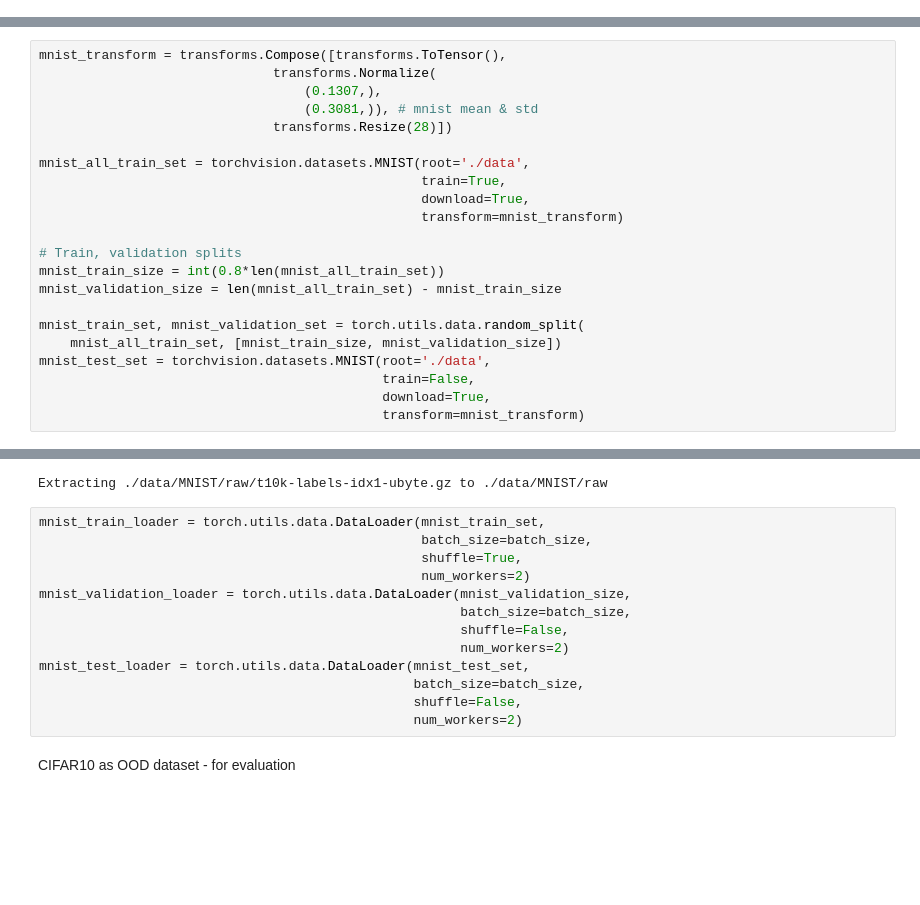
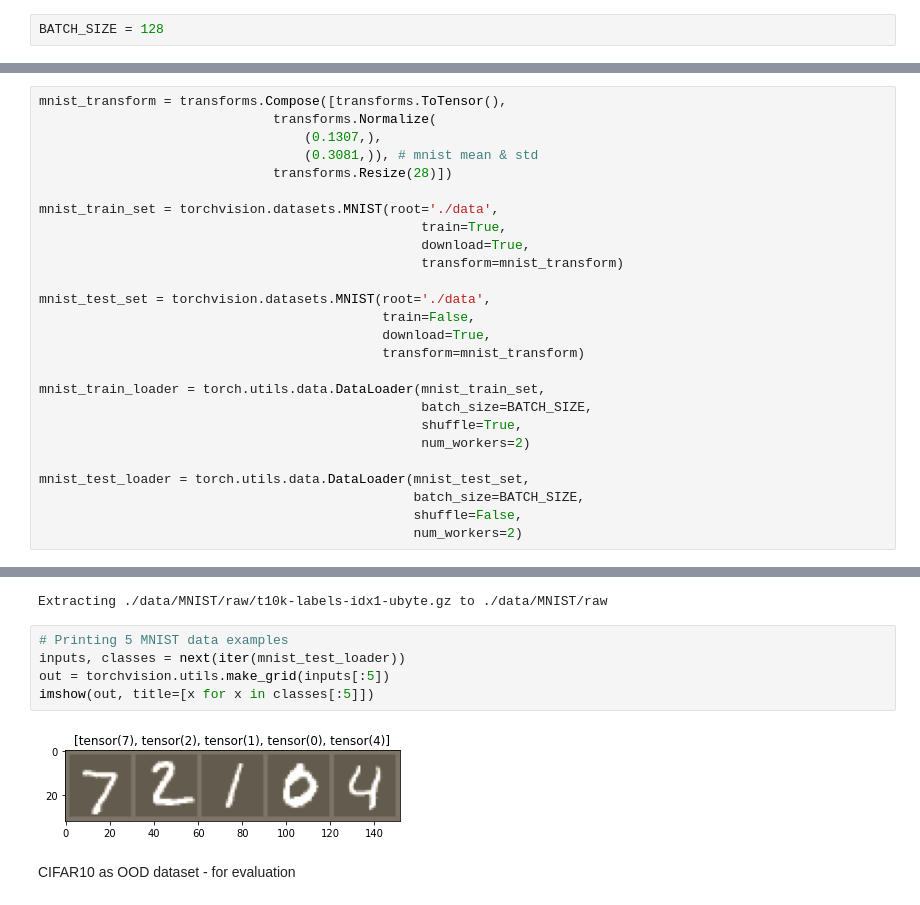
Before and after one commit to PanEyal/GMDL_Class, a Jupyter notebook: Project/GMDL_Final_Project.ipynb, the cells around one changed output, grey strips where cells are left out. Drawn from its saved outputs; the diff is of its cells as text; blank space fills up the shorter version.

```diff
--- a/Project/GMDL_Final_Project.ipynb
+++ b/Project/GMDL_Final_Project.ipynb
@@ -23,0 +48,2 @@ batch_size = 128
+# %%
+BATCH_SIZE = 128
@@ -30,21 +70,25 @@ mnist_transform = transforms.Compose([transforms.ToTensor(),
                                   (0.3081,)), # mnist mean & std
                               transforms.Resize(28)])
 
-mnist_all_train_set = torchvision.datasets.MNIST(root='./data',
+mnist_train_set = torchvision.datasets.MNIST(root='./data',
                                                  train=True,
                                                  download=True,
                                                  transform=mnist_transform)
 
-# Train, validation splits
-mnist_train_size = int(0.8*len(mnist_all_train_set))
-mnist_validation_size = len(mnist_all_train_set) - mnist_train_size
-
-mnist_train_set, mnist_validation_set = torch.utils.data.random_split(
-    mnist_all_train_set, [mnist_train_size, mnist_validation_size])
 mnist_test_set = torchvision.datasets.MNIST(root='./data',
                                             train=False,
                                             download=True,
                                             transform=mnist_transform)
+
+mnist_train_loader = torch.utils.data.DataLoader(mnist_train_set,
+                                                 batch_size=BATCH_SIZE,
+                                                 shuffle=True,
+                                                 num_workers=2)
+
+mnist_test_loader = torch.utils.data.DataLoader(mnist_test_set,
+                                                batch_size=BATCH_SIZE,
+                                                shuffle=False,
+                                                num_workers=2)
 # %% [output]
 Downloading http://yann.lecun.com/exdb/mnist/train-images-idx3-ubyte.gz
 Downloading http://yann.lecun.com/exdb/mnist/train-images-idx3-ubyte.gz to ./data/MNIST/raw/train-images-idx3-ubyte.gz
@@ -61,19 +105,13 @@ Extracting ./data/MNIST/raw/t10k-images-idx3-ubyte.gz to ./data/MNIST/raw
 Downloading http://yann.lecun.com/exdb/mnist/t10k-labels-idx1-ubyte.gz
 Downloading http://yann.lecun.com/exdb/mnist/t10k-labels-idx1-ubyte.gz to ./data/MNIST/raw/t10k-labels-idx1-ubyte.gz
 Extracting ./data/MNIST/raw/t10k-labels-idx1-ubyte.gz to ./data/MNIST/raw
-# %%
-mnist_train_loader = torch.utils.data.DataLoader(mnist_train_set,
-                                                 batch_size=batch_size,
-                                                 shuffle=True,
-                                                 num_workers=2)
-mnist_validation_loader = torch.utils.data.DataLoader(mnist_validation_size,
-                                                      batch_size=batch_size,
-                                                      shuffle=False,
-                                                      num_workers=2)
-mnist_test_loader = torch.utils.data.DataLoader(mnist_test_set,
-                                                batch_size=batch_size,
-                                                shuffle=False,
-                                                num_workers=2)
+# %%
+# Printing 5 MNIST data examples
+inputs, classes = next(iter(mnist_test_loader))
+out = torchvision.utils.make_grid(inputs[:5])
+imshow(out, title=[x for x in classes[:5]])
+# %% [output]
+[figure, added]
 # %% [markdown]
 CIFAR10 as OOD dataset - for evaluation
 # %%
```
Also changed, not shown: parts of 29 cells of this notebook.
